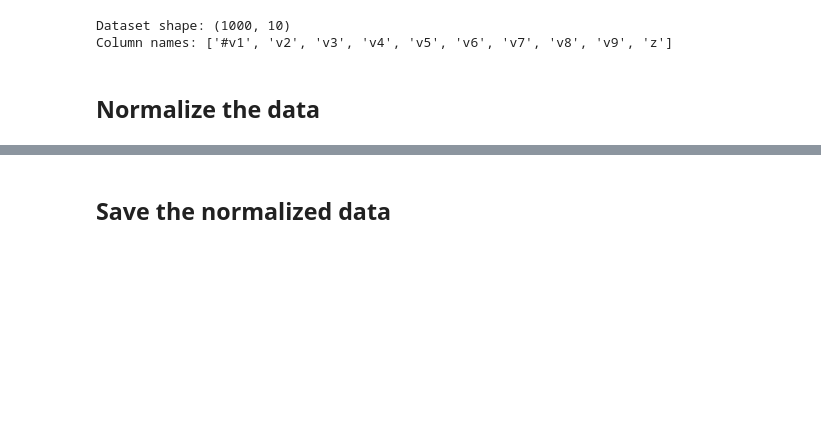
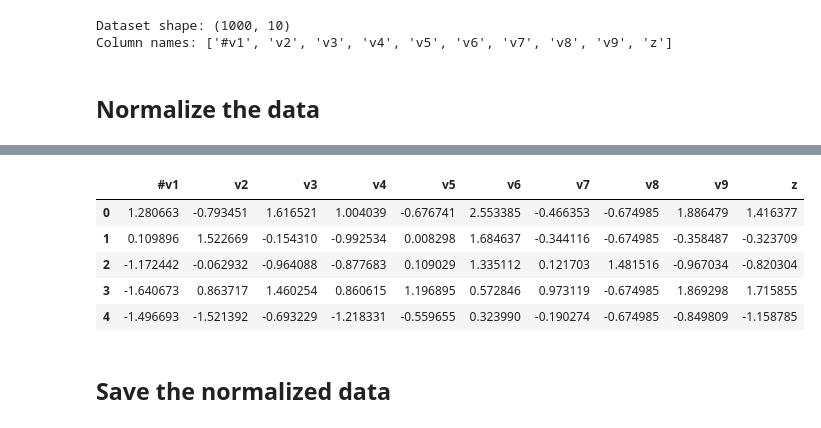
Before and after one commit to sebastianbuzdugan/A1-NeuralNetworks, a Jupyter notebook: Normalization/normalization-synthetic.ipynb, the cells around one changed output, grey strips where cells are left out. Saved outputs shown, nothing was run; the diff lists cells and outputs as text; code cells hidden in the pictures; blank space fills up the shorter version.

```diff
--- a/Normalization/normalization-synthetic.ipynb
+++ b/Normalization/normalization-synthetic.ipynb
@@ -69,3 +35,24 @@ Statistics of the normalized features:
+# %%
+# Initializing the StandardScaler for the synthetic data
+
+
+scaler_synthetic = StandardScaler()
+
+# Fitting the scaler to the synthetic data and transforming it
+normalized_synthetic_data = scaler_synthetic.fit_transform(a1_synthetic_data)
+
+# Converting the normalized data back to a DataFrame for easier interpretation
+normalized_synthetic_df = pd.DataFrame(normalized_synthetic_data, columns=a1_synthetic_data.columns)
+
+# Displaying the first few rows of the normalized synthetic data
+normalized_synthetic_df.head()
+# %% [output]
+|  | #v1 | v2 | v3 | v4 | v5 | v6 | v7 | v8 | v9 | z |
+| 0 | 1.280663 | -0.793451 | 1.616521 | 1.004039 | -0.676741 | 2.553385 | -0.466353 | -0.674985 | 1.886479 | 1.416377 |
+| 1 | 0.109896 | 1.522669 | -0.154310 | -0.992534 | 0.008298 | 1.684637 | -0.344116 | -0.674985 | -0.358487 | -0.323709 |
+| 2 | -1.172442 | -0.062932 | -0.964088 | -0.877683 | 0.109029 | 1.335112 | 0.121703 | 1.481516 | -0.967034 | -0.820304 |
+| 3 | -1.640673 | 0.863717 | 1.460254 | 0.860615 | 1.196895 | 0.572846 | 0.973119 | -0.674985 | 1.869298 | 1.715855 |
+| 4 | -1.496693 | -1.521392 | -0.693229 | -1.218331 | -0.559655 | 0.323990 | -0.190274 | -0.674985 | -0.849809 | -1.158785 |
 # %% [markdown]
 ## Save the normalized data
 # %%
```
Also changed, not shown: parts of 3 cells of this notebook, 9 other files.
